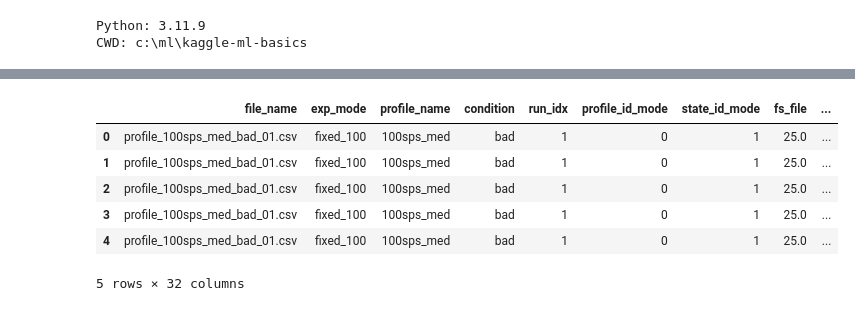
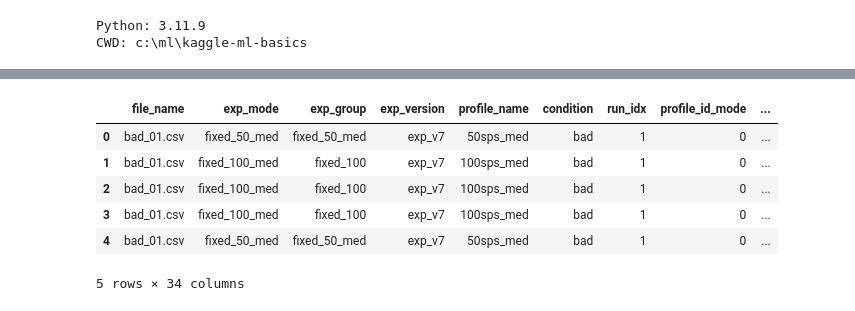
Before and after one commit to son26704/kaggle-ml-basics, a Jupyter notebook: max30102_log_analysis.ipynb, the cells around one changed output, grey strips where cells are left out. Cells and saved outputs as stored; diff of their text form; code cells hidden in the pictures.

```diff
--- a/max30102_log_analysis.ipynb
+++ b/max30102_log_analysis.ipynb
@@ -175,11 +233,14 @@ for _, row in experiment_df.iterrows():
     df_one["condition"] = row["condition"]
     df_one["run_idx"] = row["run_idx"]
     df_one["exp_mode"] = row["exp_mode"]
+    df_one["exp_group"] = row["exp_group"]
+    df_one["exp_version"] = row["exp_version"]
     all_raw_parts.append(df_one)
 
     file_stats.append({
         "file_name": row["file_name"],
         "exp_mode": row["exp_mode"],
+        "exp_group": row["exp_group"],
         "profile_name": row["profile_name"],
         "condition": row["condition"],
         "run_idx": row["run_idx"],
@@ -193,7 +254,7 @@ for _, row in experiment_df.iterrows():
     })
 
 raw_df = pd.concat(all_raw_parts, ignore_index=True)
-file_stats_df = pd.DataFrame(file_stats).sort_values(["exp_mode", "condition", "run_idx"]).reset_index(drop=True)
+file_stats_df = pd.DataFrame(file_stats).sort_values(["exp_mode", "condition", "run_idx", "file_name"]).reset_index(drop=True)
 
 print("Total rows across all files:", len(raw_df))
 display(file_stats_df)
@@ -427,8 +554,12 @@ STRIDE_SEC = 2.0
 TRANSIENT_DROP_SEC = 3.0
 TIMING_P95_FACTOR = 2.5
 
+# Dùng fs danh nghĩa theo profile_id vì timestamp logger bị burst khi drain FIFO
+PROFILE_ID_TO_FS = {0: 100.0, 1: 50.0, 2: 50.0}
+
 rows = []
 skipped_timing = 0
+skipped_short_segment = 0
 
 for file_name, df_file in raw_df.groupby("file_name"):
     df_file = df_file.sort_values("timestamp_ms").reset_index(drop=True)
@@ -437,25 +568,18 @@ for file_name, df_file in raw_df.groupby("file_name"):
     if len(df_work) < 100:
         continue
 
-    dt = df_work["timestamp_ms"].diff().fillna(0).values / 1000.0
-    dt = dt[dt > 1e-6]
-    fs_file = 1.0 / np.median(dt) if len(dt) else np.nan
-    if not np.isfinite(fs_file) or fs_file <= 1.0:
-        fs_file = 25.0
+    t0 = float(df_work["time_s"].min())
+    t1 = float(df_work["time_s"].max())
+    start_t = t0
 
-    win = int(WIN_SEC * fs_file)
-    step = int(STRIDE_SEC * fs_file)
-    if win <= 0 or step <= 0 or len(df_work) < win:
-        continue
+    while (start_t + WIN_SEC) <= t1:
+        end_t = start_t + WIN_SEC
+        seg_df = df_work[(df_work["time_s"] >= start_t) & (df_work["time_s"] < end_t)].copy()
 
-    sig_ir = df_work["ir"].astype(np.float32).values
-    sig_red = df_work["red"].astype(np.float32).values
-
-    for start in range(0, len(sig_ir) - win + 1, step):
-        end = start + win
-        seg_ir = sig_ir[start:end]
-        seg_red = sig_red[start:end]
-        seg_df = df_work.iloc[start:end]
+        if len(seg_df) < 40:
+            skipped_short_segment += 1
+            start_t += STRIDE_SEC
+            continue
 
         seg_dt = seg_df["timestamp_ms"].diff().fillna(0).values / 1000.0
         valid_dt = seg_dt[seg_dt > 1e-6]
@@ -464,36 +588,48 @@ for file_name, df_file in raw_df.groupby("file_name"):
             timing_ok = np.percentile(valid_dt, 95) < TIMING_P95_FACTOR * np.median(valid_dt)
         if not timing_ok:
             skipped_timing += 1
+            start_t += STRIDE_SEC
             continue
 
-        feats = extract_ppg_features(seg_ir, fs=fs_file)
+        profile_id_mode = int(seg_df["profile_id"].mode().iloc[0])
+        fs_seg = float(PROFILE_ID_TO_FS.get(profile_id_mode, 50.0))
+
+        sig_ir = seg_df["ir"].astype(np.float32).values
+        sig_red = seg_df["red"].astype(np.float32).values
+        feats = extract_ppg_features(sig_ir, fs=fs_seg)
+
         valid_state_ids = seg_df[seg_df["state_id"] >= 0]["state_id"]
         state_mode = int(valid_state_ids.mode().iloc[0]) if len(valid_state_ids) else -1
 
         item = {
             "file_name": file_name,
             "exp_mode": str(seg_df["exp_mode"].iloc[0]),
+            "exp_group": str(seg_df["exp_group"].iloc[0]) if "exp_group" in seg_df.columns else str(seg_df["exp_mode"].iloc[0]),
+            "exp_version": str(seg_df["exp_version"].iloc[0]) if "exp_version" in seg_df.columns else "unknown",
             "profile_name": str(seg_df["profile_name"].iloc[0]),
             "condition": str(seg_df["condition"].iloc[0]),
             "run_idx": int(seg_df["run_idx"].iloc[0]),
-            "profile_id_mode": int(seg_df["profile_id"].mode().iloc[0]),
+            "profile_id_mode": profile_id_mode,
             "state_id_mode": state_mode,
-            "fs_file": float(fs_file),
-            "window_start_s": float(seg_df["time_s"].iloc[0]),
-            "window_end_s": float(seg_df["time_s"].iloc[-1]),
-            "ir_raw_mean": float(np.mean(seg_ir)),
-            "ir_raw_std": float(np.std(seg_ir)),
-            "ir_raw_ptp": float(np.ptp(seg_ir)),
-            "red_raw_std": float(np.std(seg_red)),
+            "fs_file": fs_seg,
+            "window_start_s": float(start_t),
+            "window_end_s": float(end_t),
+            "ir_raw_mean": float(np.mean(sig_ir)),
+            "ir_raw_std": float(np.std(sig_ir)),
+            "ir_raw_ptp": float(np.ptp(sig_ir)),
+            "red_raw_std": float(np.std(sig_red)),
             "power_mw_mean": float(seg_df["power_mw"].mean()),
             "power_mw_std": float(seg_df["power_mw"].std(ddof=0)),
         }
         item.update(feats)
         rows.append(item)
 
+        start_t += STRIDE_SEC
+
 feature_df = pd.DataFrame(rows)
 print("feature_df shape:", feature_df.shape)
 print("skipped windows due to timing gate:", skipped_timing)
+print("skipped windows due to too-few samples:", skipped_short_segment)
 display(feature_df.head())
 assert len(feature_df) > 10, "Số window quá ít sau filtering; cần log dài hơn hoặc nới điều kiện timing gate."
 # %% [output]
@@ -502,10 +639,10 @@ skipped windows due to timing gate: 0
-|  | file_name | exp_mode | profile_name | condition | run_idx | profile_id_mode | state_id_mode | fs_file | ... |
-| 0 | profile_100sps_med_bad_01.csv | fixed_100 | 100sps_med | bad | 1 | 0 | 1 | 25.0 | ... |
-| 1 | profile_100sps_med_bad_01.csv | fixed_100 | 100sps_med | bad | 1 | 0 | 1 | 25.0 | ... |
-| 2 | profile_100sps_med_bad_01.csv | fixed_100 | 100sps_med | bad | 1 | 0 | 1 | 25.0 | ... |
-| 3 | profile_100sps_med_bad_01.csv | fixed_100 | 100sps_med | bad | 1 | 0 | 1 | 25.0 | ... |
-| 4 | profile_100sps_med_bad_01.csv | fixed_100 | 100sps_med | bad | 1 | 0 | 1 | 25.0 | ... |
+|  | file_name | exp_mode | exp_group | exp_version | profile_name | condition | run_idx | profile_id_mode | ... |
+| 0 | bad_01.csv | fixed_50_med | fixed_50_med | exp_v7 | 50sps_med | bad | 1 | 0 | ... |
+| 1 | bad_01.csv | fixed_100_med | fixed_100 | exp_v7 | 100sps_med | bad | 1 | 0 | ... |
+| 2 | bad_01.csv | fixed_100_med | fixed_100 | exp_v7 | 100sps_med | bad | 1 | 0 | ... |
+| 3 | bad_01.csv | fixed_100_med | fixed_100 | exp_v7 | 100sps_med | bad | 1 | 0 | ... |
+| 4 | bad_01.csv | fixed_50_med | fixed_50_med | exp_v7 | 50sps_med | bad | 1 | 0 | ... |
-5 rows × 32 columns
+5 rows × 34 columns
 # %%
 # Difficulty proxy giống notebook PPG-DaLiA
 feature_df["difficulty_score"] = (
```
Also changed, not shown: parts of 18 cells of this notebook, 3 other files.
